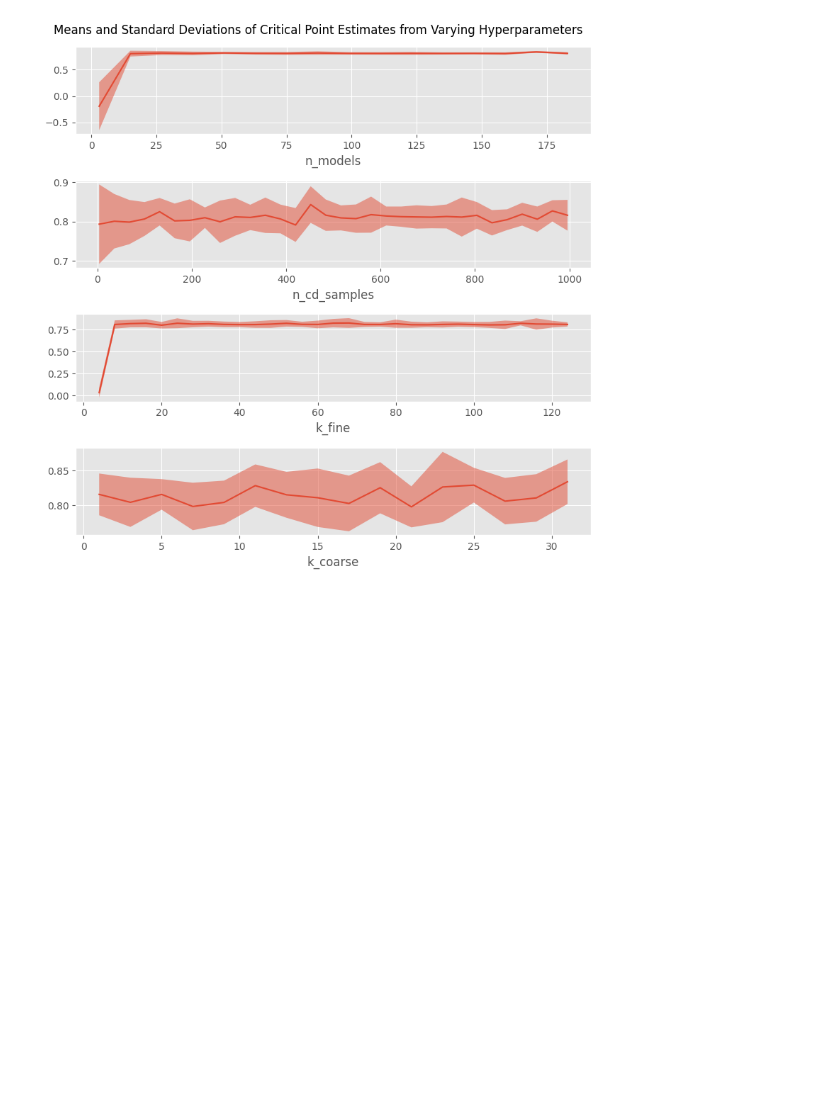
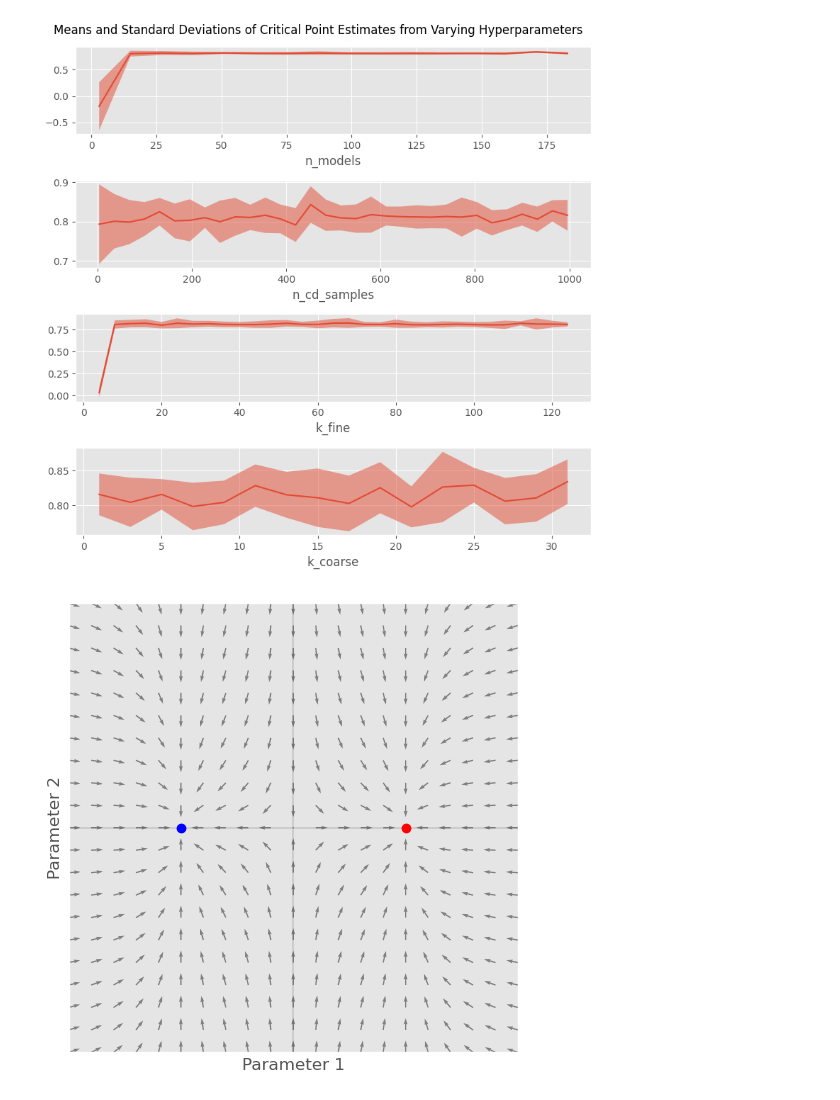
Before and after one commit to jshe2304/dlrg, a Jupyter notebook: train.ipynb, the cells around one changed output. Cells and saved outputs as stored; diff of their text form; code cells hidden in the pictures; blank space fills up the shorter version.

```diff
--- a/train.ipynb
+++ b/train.ipynb
@@ -268,3 +268,70 @@ fig.tight_layout()
 fig.savefig('figures/hyperparameter_tuning_0.png')
 # %% [output]
 [figure]
+# %%
+f = lambda x, y: ( -(x ** 3 - x), -y)
+
+xlim = (-2, 2)
+ylim = (-2, 2)
+
+n = 21
+
+x, y = torch.meshgrid(
+    torch.linspace(*xlim, n),
+    torch.linspace(*ylim, n),
+    indexing='xy'
+)
+
+vecx, vecy = f(x, y)
+# %%
+fig, ax = plt.subplots(1, 1, figsize=(5, 5))
+
+ax.set_xlim(*xlim)
+ax.set_ylim(*ylim)
+
+ax.axvline(0, c='black', alpha=0.1)
+ax.axhline(0, c='black', alpha=0.1)
+
+vecx, vecy = f(x, y)
+norm = torch.sqrt(vecx ** 2 + vecy ** 2) + 1e-5
+vecx /= norm
+vecy /= norm
+ax.quiver(x.numpy(), y.numpy(), vecx.numpy(), vecy.numpy(), color='grey')
+
+'''
+x = torch.tensor([1.3])
+y = torch.tensor([1.6])
+
+for _ in range(7):
+
+    vecx, vecy = f(x, y)
+
+    vecx *= 0.2
+    vecy *= 0.2
+
+    #ax.plot(float(x), float(y), 'o', c='black', markersize=4)
+    ax.arrow(float(x), float(y), float(vecx), float(vecy), width=0.02, length_includes_head=True, color='black')
+
+    x += vecx
+    y += vecy
+'''
+
+ax.set_xticks([])
+ax.set_yticks([])
+
+#ax.plot(-1, 0, 'ro')
+#ax.plot(1, 0, 'ro')
+#ax.plot(0, 0, 'bo')
+
+ax.plot(-1, 0, 'o', color='blue', label=r'T=$-10$C, P=$1$atm')
+ax.plot(1, 0, 'o', color='red', label=r'T=$10$C, P=$1$atm')
+#ax.legend(facecolor='white', framealpha=1)
+
+ax.set_xlabel('Parameter 1')
+ax.set_ylabel('Parameter 2')
+
+fig.tight_layout()
+
+fig.savefig('figures/label-fixed-points-flowed.png')
+# %% [output]
+[figure, added]
```
Also changed, not shown: 16 other files.
